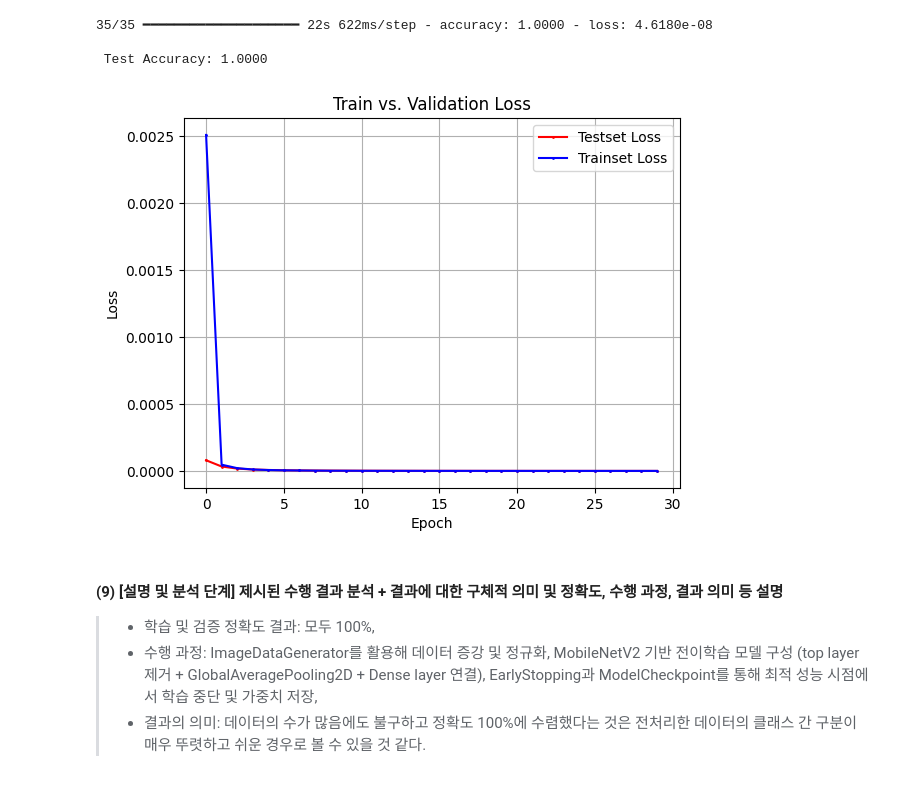
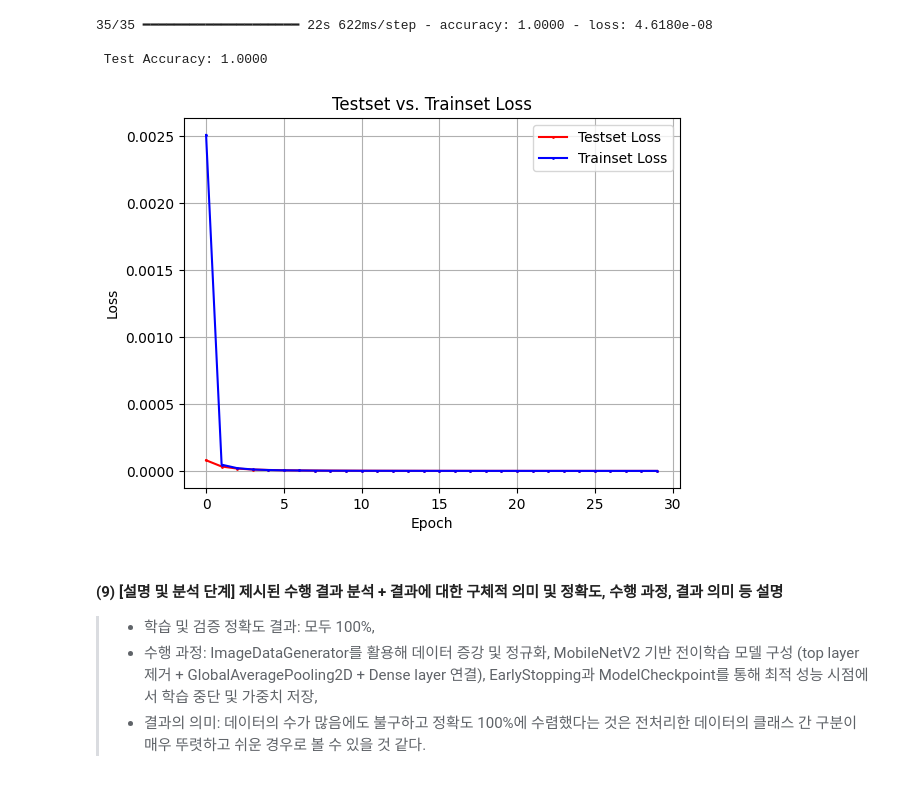
Before and after one commit to lyeonsl/2025-Data-Pattern-Recognition_TermProject, a Jupyter notebook: 2025_DPR_Proj_2312229_김연서.ipynb, the cells around one changed output. Drawn from its saved outputs; the diff is of its cells as text; code cells hidden in the pictures.

```diff
--- a/2025_DPR_Proj_2312229_김연서.ipynb
+++ b/2025_DPR_Proj_2312229_김연서.ipynb
@@ -355,19 +381,19 @@ print("\n Test Accuracy: %.4f" % (model.evaluate(test_generator)[1]))
 # %%
 # 7-1. 학습 결과 시각화(오차 비교)
 
 x_len = np.arange(len(history.history['loss']))
 
 plt.plot(x_len, history.history['val_loss'],marker='.', c="red", markersize=2, label='Testset Loss')
 plt.plot(x_len, history.history['loss'],marker='.', c="blue", markersize=2, label='Trainset Loss')
 
 plt.xlabel('Epoch')
 plt.ylabel('Loss')
-plt.title('Train vs. Validation Loss')
+plt.title('Testset vs. Trainset Loss')
 plt.legend(loc='upper right')
 plt.grid()
 plt.show()
 # %% [output]
-[figure, old version]
+[figure, new version]
 # %% [markdown]
 #### (9) [설명 및 분석 단계] 제시된 수행 결과 분석 + 결과에 대한 구체적 의미 및 정확도, 수행 과정, 결과 의미 등 설명
 > - 학습 및 검증 정확도 결과: 모두 100%,
```
Also changed, not shown: parts of 3 cells of this notebook.
